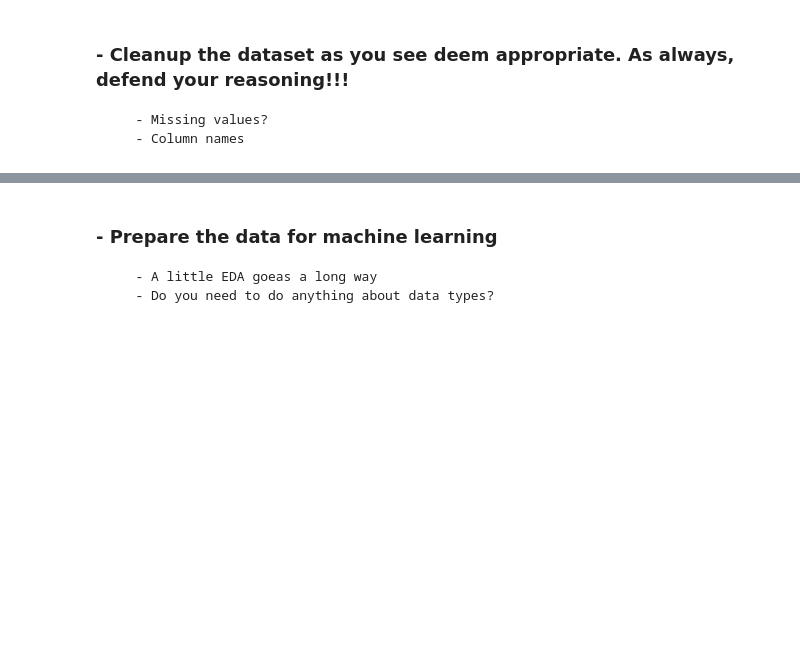
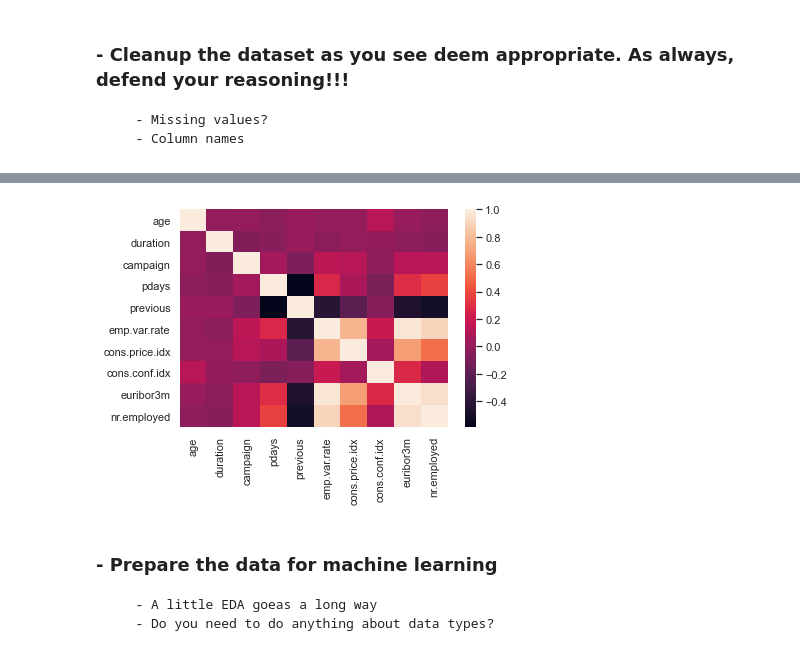
Before and after one commit to kscully-dotcom/msds650, a Jupyter notebook: week5/5_Assignment.ipynb, the cells around one changed output, grey strips where cells are left out. Drawn from its saved outputs; the diff is of its cells as text; code cells hidden in the pictures; blank space fills up the shorter version.

Commit message:
update to week5 assignment

```diff
--- a/week5/5_Assignment.ipynb
+++ b/week5/5_Assignment.ipynb
@@ -14,0 +28,3 @@ Remember to take a look at the bank-additional-names.txt files for a better unde
+# %%
+df = pd.read_csv("assign_wk5/bank-additional-full.csv", delimiter=";")
+df.head()
@@ -23,0 +200,2 @@ Remember to take a look at the bank-additional-names.txt files for a better unde
+# %%
+df.replace('unknown', np.nan, inplace=True)
@@ -23,0 +220,2 @@ Remember to take a look at the bank-additional-names.txt files for a better unde
+# %%
+df.drop(columns='marital', inplace=True)
@@ -23,0 +224,3 @@ Remember to take a look at the bank-additional-names.txt files for a better unde
+# %%
+if [df['housing'] == 'no'] is True and [df['loan'] == 'no'] is True:
+    df['default'].fillna('no', inplace=True)
@@ -24,3 +267,7 @@ Remember to take a look at the bank-additional-names.txt files for a better unde
+# %%
+_ = sns.heatmap(df.corr())
+# %% [output]
+[figure, added]
 # %% [markdown]
 ### - Prepare the data for machine learning
        - A little EDA goeas a long way
```
Also changed, not shown: parts of 12 cells of this notebook, 1 other file.
